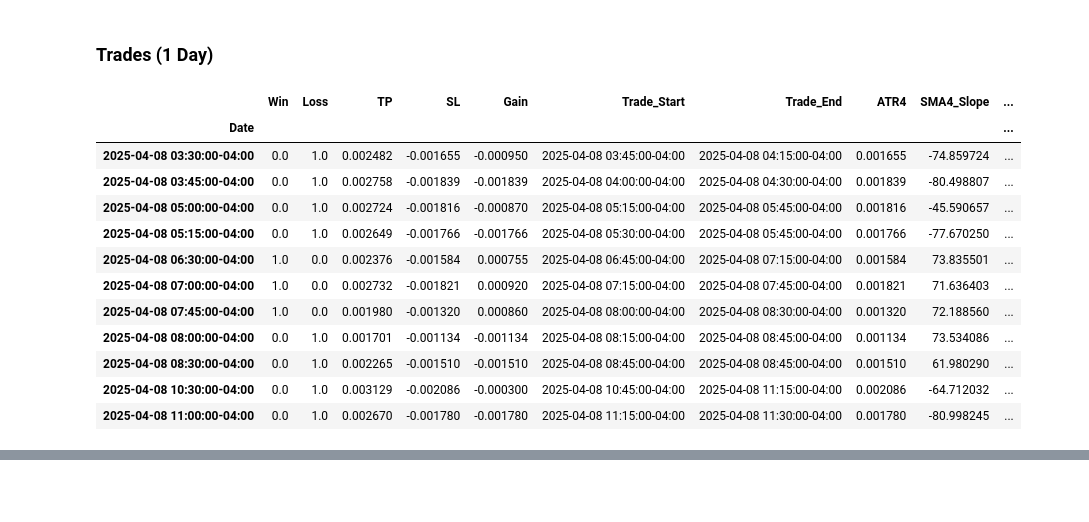
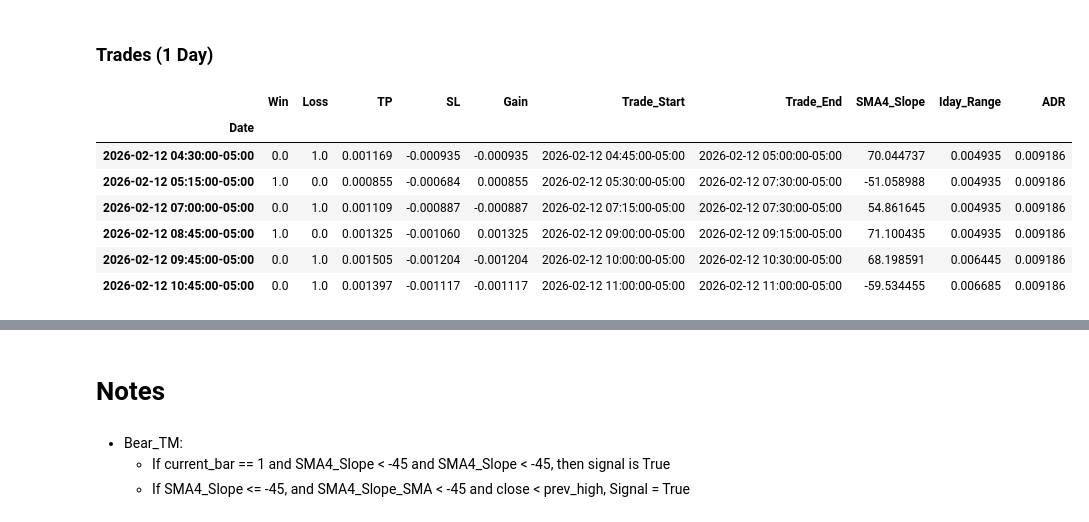
Before and after one commit to root-at-iyn/FXTradingResearch, a Jupyter notebook: research/bb_reversal_v1.ipynb, the cells around one changed output, grey strips where cells are left out. Saved outputs shown, nothing was run; the diff lists cells and outputs as text; code cells hidden in the pictures; blank space fills up the shorter version.

Commit message:
improve pattern accuracy for Bull/Bear TM/TC

```diff
--- a/research/bb_reversal_v1.ipynb
+++ b/research/bb_reversal_v1.ipynb
@@ -160,8 +175,9 @@ def range_long_gains(
         signal_name: str,
         sl_pct_range: int,
         tp_pct_range: int,
+        bbu: Series,
         range_type: str = "ADR",
-        momentum_trade_mgmt = True,
+        momentum_trade_mgmt = True
         ):
     """Get the pip gain and apply to df"""
 
@@ -173,7 +189,7 @@ def range_long_gains(
     trade_start =  None
     trade_end = None
 
-    if df[signal_name] is True:
+    if df[signal_name] is True and df["Close"] < df["BB_Upper_16_2"]:
         idx = int(df["Idx"])
         iday_idx = int(df["Iday_Idx"])
         # get signal start of fx day timestamp
@@ -186,13 +202,19 @@ def range_long_gains(
         # get stop loss time:
         sl_window = low.loc[START+TD:END] # from signal idx+1 to EOD
         close_window = close.loc[START+TD:END] # from signal idx+1 to EOD
+        sma4_slope_window = sma4_slope.loc[START+TD:END]
+        bbu_window = bbu.loc[START+TD:END]
+        low_window = bbu.loc[START+TD:END]
         stop = False # update if stopped
         sl_ts = None # get timestamp when stopped out
         momentum_stop = False
 
+        prev_low = low.iloc[idx-1]
         for i in range(len(sl_window)):
             stop_condition = sl_window.iloc[i] <= (df["Close"] - df[range_type] * sl_pct_range)
-            momentum_condition = sma4_slope.iloc[i] < 45 if momentum_trade_mgmt is True else False
+            # momentum_condition = sma4_slope_window.iloc[i] < 45 if momentum_trade_mgmt is True else False
+            momentum_condition = close_window.iloc[i] > bbu_window.iloc[i] if momentum_trade_mgmt is True else False
+            # momentum_condition = close_window.iloc[i] < prev_low
             if stop_condition:
                 stop = True # trade hit stop loss
                 # get stop loss timestamp
@@ -202,6 +224,7 @@ def range_long_gains(
                 momentum_stop = True
                 sl_ts = close_window.iloc[i:i+1].index[0]
                 break
+            prev_low = low_window.iloc[i]
         # if not stopped out then the stop window is signal:EOD
         # don't include trade if it is the last candle of the day
         if stop is False and momentum_stop is False:
@@ -221,9 +244,15 @@ def range_long_gains(
         sl_pips = (df["Close"] - df[range_type] * sl_pct_range) - df["Close"]
         if tp_window.max() >= tp:
             if trade_start == trade_end:
-                if stop is False:
+                if stop is False and momentum_stop is False:
                     win = 1
                     gain = tp - df["Close"]
+                elif momentum_stop is True:
+                    gain = close.loc[sl_ts] - df["Close"]
+                    if gain > 0:
+                        win = 1
+                    else:
+                        loss = 1
                 else:
                     loss = 1
                     gain = sl_pips
@@ -273,8 +302,8 @@ def get_range_signal_gains(df: DataFrame, long: str, short: str, sl_pct_r, tp_pc
     long_df[gains_cols] = long_df.apply(
         range_long_gains,
         axis=1,
-        args=[df["High"],df["Low"],df["Close"], df["SMA4_Slope"],
-            long, sl_pct_r, tp_pct_r],
+        args=[long_df["High"],long_df["Low"],long_df["Close"], long_df["SMA4_Slope"],
+            long, sl_pct_r, tp_pct_r, long_df["BB_Upper_16_2"]],
         result_type='expand',
         range_type="ATR4",
         momentum_trade_mgmt = True
@@ -283,8 +312,8 @@ def get_range_signal_gains(df: DataFrame, long: str, short: str, sl_pct_r, tp_pc
     short_df[gains_cols] = short_df.apply(
         range_short_gains,
         axis=1,
-        args=[df["High"],df["Low"],df["Close"], df["SMA4_Slope"],
-            short, sl_pct_r, tp_pct_r],
+        args=[short_df["High"],short_df["Low"],short_df["Close"], short_df["SMA4_Slope"],
+            short, sl_pct_r, tp_pct_r, short_df["BB_Lower_16_2"]],
         result_type='expand',
         range_type="ATR4",
         momentum_trade_mgmt = True
@@ -642,7 +672,7 @@ gbp_df_list = [get_fe_price_data(filename=x) for x in gbp_data]
 long_signal = "Bull_TM"
 short_signal = "Bear_TM"
 
-stats, gains = range_based_multi_year_stats(gbp_df_list, long_signal, short_signal, 1, 1.5)
+stats, gains = range_based_multi_year_stats(gbp_df_list, long_signal, short_signal, 1, 1)
 # %% [markdown]
 ## Results (5 Years)
 # %%
@@ -689,25 +719,20 @@ g[[*gains_cols, "ATR4", "SMA4_Slope", "SMA4_Slope_SMA"]].query(
 # %% [markdown]
 ### Trades (1 Day)
 # %%
-x = g['2025-04-08 02:00:00-05:00':'2025-04-08 11:00:00-05:00'][[*gains_cols, "ATR4", "SMA4_Slope", "SMA4_Slope_SMA"]].query(
+x = g['2026-02-12 02:00:00-05:00':'2026-02-12 11:00:00-05:00'][[*gains_cols, "SMA4_Slope", "Iday_Range", "ADR"]].query(
     "Win > 0 or Loss > 0"
 ).between_time("02:00","11:00")
-# x.query("Gain > 0")["Gain"].sum() + x.query("Gain < 0")["Gain"].sum()
+x.query("Gain > 0")["Gain"].sum() + x.query("Gain < 0")["Gain"].sum()
 x
 # %% [output]
-|  | Win | Loss | TP | SL | Gain | Trade_Start | Trade_End | ATR4 | SMA4_Slope | ... |
-| Date |  |  |  |  |  |  |  |  |  | ... |
-| 2025-04-08 03:30:00-04:00 | 0.0 | 1.0 | 0.002482 | -0.001655 | -0.000950 | 2025-04-08 03:45:00-04:00 | 2025-04-08 04:15:00-04:00 | 0.001655 | -74.859724 | ... |
-| 2025-04-08 03:45:00-04:00 | 0.0 | 1.0 | 0.002758 | -0.001839 | -0.001839 | 2025-04-08 04:00:00-04:00 | 2025-04-08 04:30:00-04:00 | 0.001839 | -80.498807 | ... |
-| 2025-04-08 05:00:00-04:00 | 0.0 | 1.0 | 0.002724 | -0.001816 | -0.000870 | 2025-04-08 05:15:00-04:00 | 2025-04-08 05:45:00-04:00 | 0.001816 | -45.590657 | ... |
-| 2025-04-08 05:15:00-04:00 | 0.0 | 1.0 | 0.002649 | -0.001766 | -0.001766 | 2025-04-08 05:30:00-04:00 | 2025-04-08 05:45:00-04:00 | 0.001766 | -77.670250 | ... |
-| 2025-04-08 06:30:00-04:00 | 1.0 | 0.0 | 0.002376 | -0.001584 | 0.000755 | 2025-04-08 06:45:00-04:00 | 2025-04-08 07:15:00-04:00 | 0.001584 | 73.835501 | ... |
-| 2025-04-08 07:00:00-04:00 | 1.0 | 0.0 | 0.002732 | -0.001821 | 0.000920 | 2025-04-08 07:15:00-04:00 | 2025-04-08 07:45:00-04:00 | 0.001821 | 71.636403 | ... |
-| 2025-04-08 07:45:00-04:00 | 1.0 | 0.0 | 0.001980 | -0.001320 | 0.000860 | 2025-04-08 08:00:00-04:00 | 2025-04-08 08:30:00-04:00 | 0.001320 | 72.188560 | ... |
-| 2025-04-08 08:00:00-04:00 | 0.0 | 1.0 | 0.001701 | -0.001134 | -0.001134 | 2025-04-08 08:15:00-04:00 | 2025-04-08 08:45:00-04:00 | 0.001134 | 73.534086 | ... |
-| 2025-04-08 08:30:00-04:00 | 0.0 | 1.0 | 0.002265 | -0.001510 | -0.001510 | 2025-04-08 08:45:00-04:00 | 2025-04-08 08:45:00-04:00 | 0.001510 | 61.980290 | ... |
-| 2025-04-08 10:30:00-04:00 | 0.0 | 1.0 | 0.003129 | -0.002086 | -0.000300 | 2025-04-08 10:45:00-04:00 | 2025-04-08 11:15:00-04:00 | 0.002086 | -64.712032 | ... |
-| 2025-04-08 11:00:00-04:00 | 0.0 | 1.0 | 0.002670 | -0.001780 | -0.001780 | 2025-04-08 11:15:00-04:00 | 2025-04-08 11:30:00-04:00 | 0.001780 | -80.998245 | ... |
+|  | Win | Loss | TP | SL | Gain | Trade_Start | Trade_End | SMA4_Slope | Iday_Range | ADR |
+| Date |  |  |  |  |  |  |  |  |  |  |
+| 2026-02-12 04:30:00-05:00 | 0.0 | 1.0 | 0.001169 | -0.000935 | -0.000935 | 2026-02-12 04:45:00-05:00 | 2026-02-12 05:00:00-05:00 | 70.044737 | 0.004935 | 0.009186 |
+| 2026-02-12 05:15:00-05:00 | 1.0 | 0.0 | 0.000855 | -0.000684 | 0.000855 | 2026-02-12 05:30:00-05:00 | 2026-02-12 07:30:00-05:00 | -51.058988 | 0.004935 | 0.009186 |
+| 2026-02-12 07:00:00-05:00 | 0.0 | 1.0 | 0.001109 | -0.000887 | -0.000887 | 2026-02-12 07:15:00-05:00 | 2026-02-12 07:30:00-05:00 | 54.861645 | 0.004935 | 0.009186 |
+| 2026-02-12 08:45:00-05:00 | 1.0 | 0.0 | 0.001325 | -0.001060 | 0.001325 | 2026-02-12 09:00:00-05:00 | 2026-02-12 09:15:00-05:00 | 71.100435 | 0.004935 | 0.009186 |
+| 2026-02-12 09:45:00-05:00 | 0.0 | 1.0 | 0.001505 | -0.001204 | -0.001204 | 2026-02-12 10:00:00-05:00 | 2026-02-12 10:30:00-05:00 | 68.198591 | 0.006445 | 0.009186 |
+| 2026-02-12 10:45:00-05:00 | 0.0 | 1.0 | 0.001397 | -0.001117 | -0.001117 | 2026-02-12 11:00:00-05:00 | 2026-02-12 11:00:00-05:00 | -59.534455 | 0.006685 | 0.009186 |
 # %%
 def trend_based_multi_year_stats(
         df_list: list[DataFrame],
@@ -737,3 +762,9 @@ trend_based_multi_year_stats(gbp_df_list, long_signal, short_signal, "SMA4")
 | Bear_SMA_BO | GBPUSD | 2021-03-11 17:15:00-05:00 | 2022-03-11 16:45:00-05:00 | 66 | 125 | 191 | 34.554974 | 0.001198 | -0.000701 | 0.079070 | ... |
 | Bull_SMA_BO | GBPUSD | 2022-03-10 17:15:00-05:00 | 2023-03-10 16:45:00-05:00 | 43 | 95 | 138 | 31.159420 | 0.001617 | -0.001127 | 0.069545 | ... |
 | Bear_SMA_BO | GBPUSD | 2022-03-10 17:15:00-05:00 | 2023-03-10 16:45:00-05:00 | 52 | 108 | 160 | 32.500000 | 0.001764 | -0.001333 | 0.091715 | ... |
+# %% [markdown]
+# Notes
+# %% [markdown]
+- Bear_TM:
+    - If current_bar == 1 and SMA4_Slope < -45 and SMA4_Slope < -45, then signal is True
+    - If SMA4_Slope <= -45, and SMA4_Slope_SMA < -45 and close < prev_high, Signal = True
```
Also changed, not shown: parts of 4 cells of this notebook, 10 other files.
